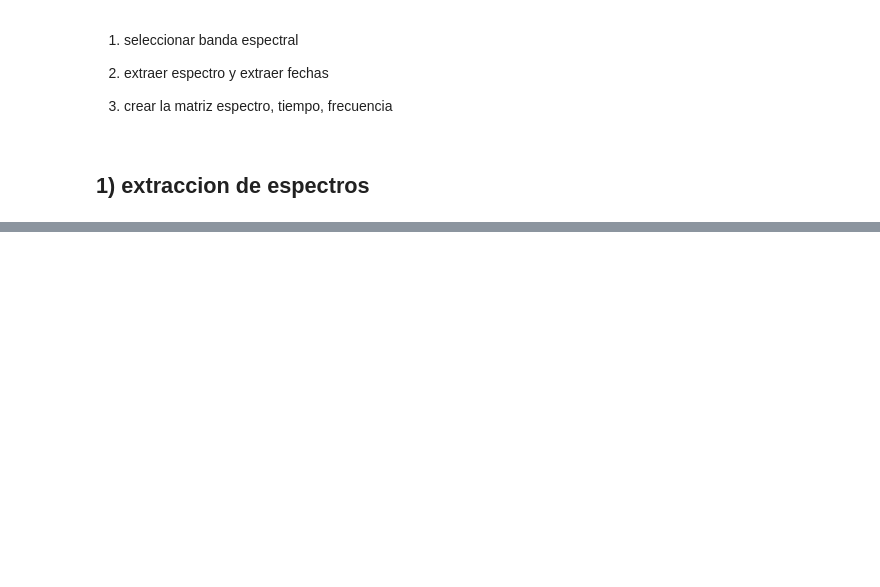
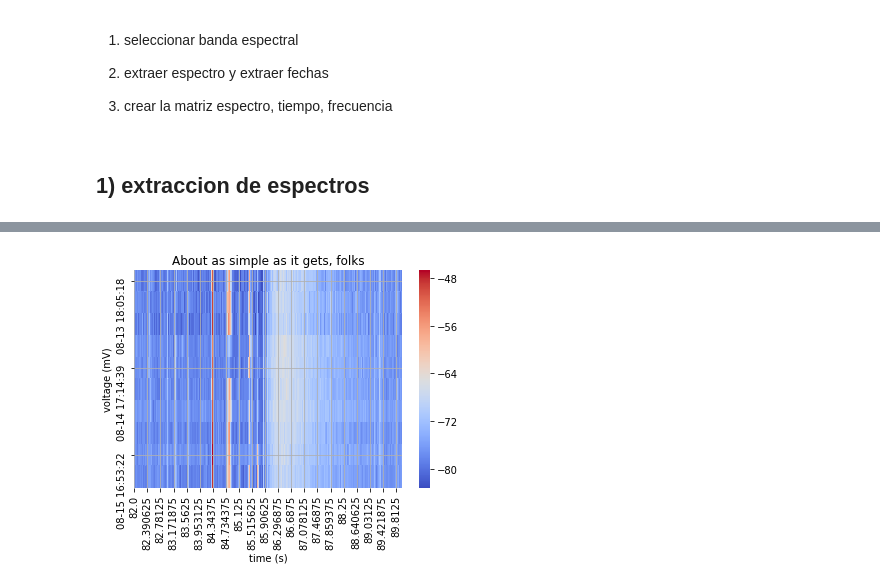
Before and after one commit to Narenman/CentroTIC, a Jupyter notebook: Modulos_aplicaciones/radioastronomia/subsistema_RFI/modo2.ipynb, the cells around one changed output, grey strips where cells are left out. Drawn from its saved outputs; the diff is of its cells as text; code cells hidden in the pictures; blank space fills up the shorter version.

```diff
--- a/Modulos_aplicaciones/radioastronomia/subsistema_RFI/modo2.ipynb
+++ b/Modulos_aplicaciones/radioastronomia/subsistema_RFI/modo2.ipynb
@@ -92,2 +101,10 @@ sns.distplot(char_ener)
 # %%
 conn.close()
+# %%
+fig, ax = plt.subplots()
+sns.heatmap(df, yticklabels=4, xticklabels=50, cmap="coolwarm", ax=ax)
+ax.set(xlabel='time (s)', ylabel='voltage (mV)',
+           title='About as simple as it gets, folks')
+ax.grid()
+# %% [output]
+[figure, added]
```
Also changed, not shown: parts of 8 cells of this notebook, 6 other files.
